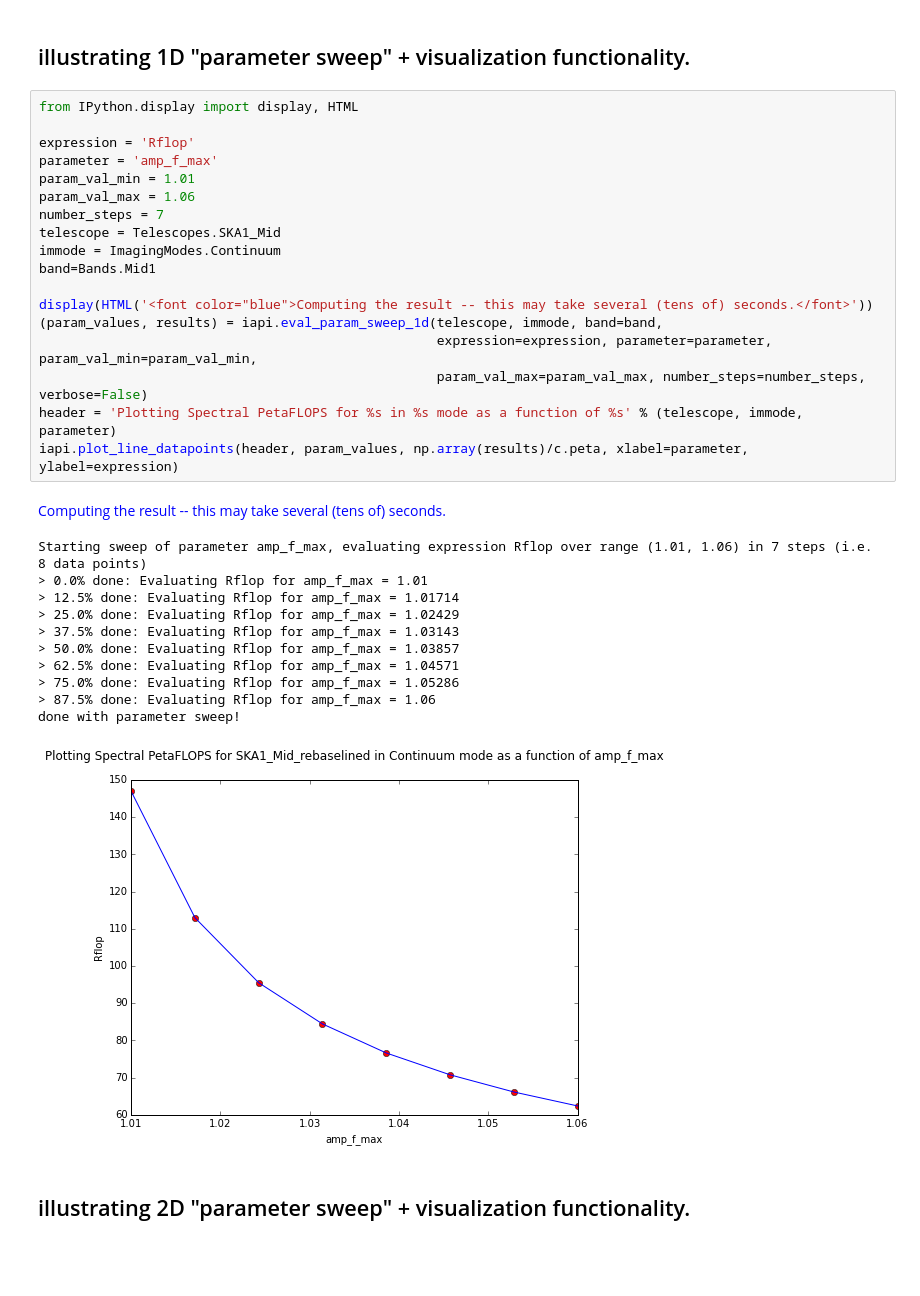
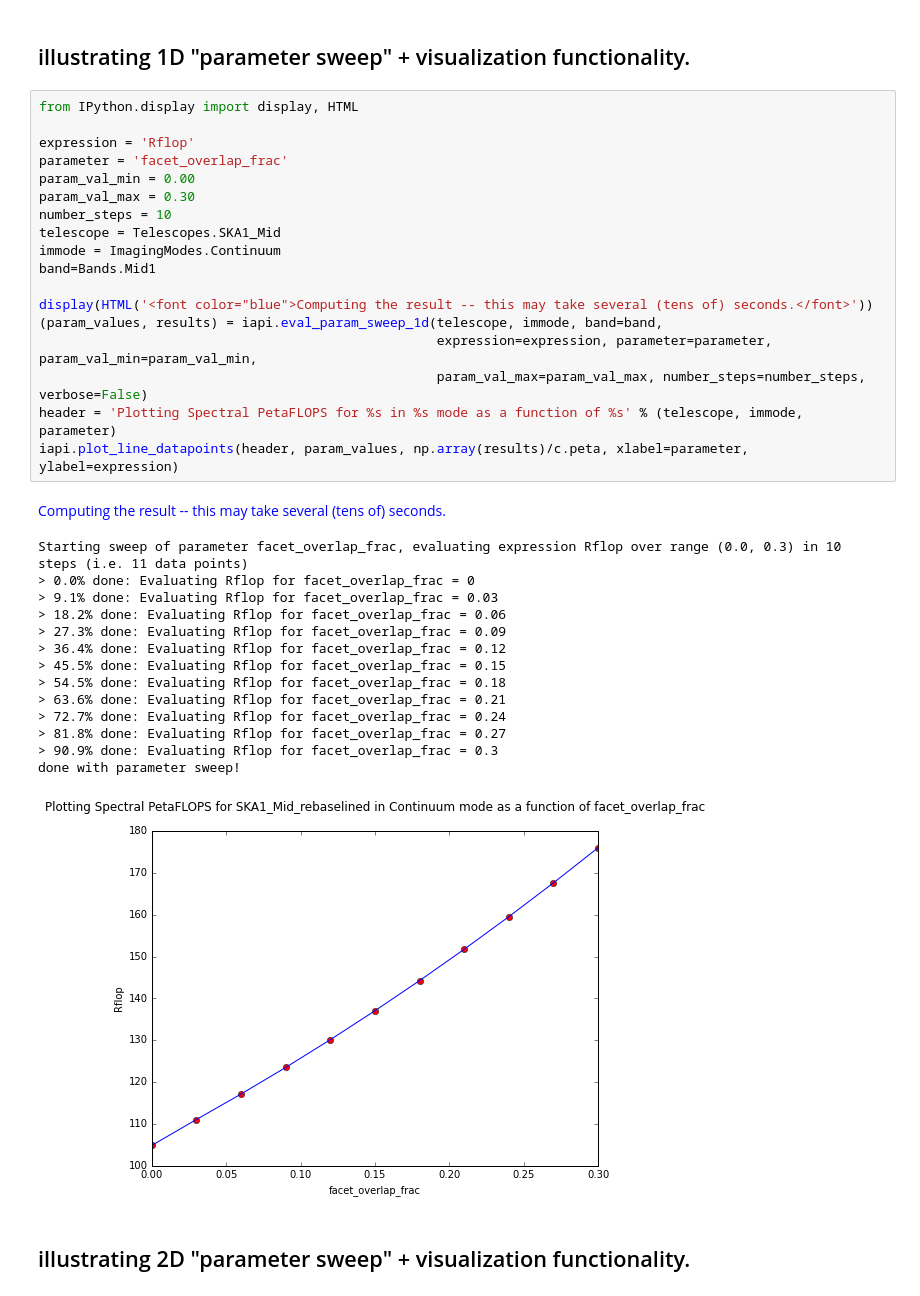
Before and after one commit to top-sim/sdp-par-model, a Jupyter notebook: iPython/SKA1_Imaging_Performance_Model.ipynb, the cells around one changed output. Drawn from its saved outputs; the diff is of its cells as text; blank space fills up the shorter version.

Commit message:
fix overlap fraction use

```diff
--- a/iPython/SKA1_Imaging_Performance_Model.ipynb
+++ b/iPython/SKA1_Imaging_Performance_Model.ipynb
@@ -118,34 +118,37 @@ Computed Values:
 # %%
 from IPython.display import display, HTML
 
 expression = 'Rflop'
-parameter = 'amp_f_max'
-param_val_min = 1.01
-param_val_max = 1.06
-number_steps = 7
+parameter = 'facet_overlap_frac'
+param_val_min = 0.00
+param_val_max = 0.30
+number_steps = 10
 telescope = Telescopes.SKA1_Mid
 immode = ImagingModes.Continuum
 band=Bands.Mid1
 
 display(HTML('<font color="blue">Computing the result -- this may take several (tens of) seconds.</font>'))
 (param_values, results) = iapi.eval_param_sweep_1d(telescope, immode, band=band,
                                                    expression=expression, parameter=parameter, param_val_min=param_val_min,
                                                    param_val_max=param_val_max, number_steps=number_steps, verbose=False)
 header = 'Plotting Spectral PetaFLOPS for %s in %s mode as a function of %s' % (telescope, immode, parameter)
 iapi.plot_line_datapoints(header, param_values, np.array(results)/c.peta, xlabel=parameter, ylabel=expression)
 # %% [output]
 Computing the result -- this may take several (tens of) seconds.
-Starting sweep of parameter amp_f_max, evaluating expression Rflop over range (1.01, 1.06) in 7 steps (i.e. 8 data points)
-> 0.0% done: Evaluating Rflop for amp_f_max = 1.01
-> 12.5% done: Evaluating Rflop for amp_f_max = 1.01714
-> 25.0% done: Evaluating Rflop for amp_f_max = 1.02429
-> 37.5% done: Evaluating Rflop for amp_f_max = 1.03143
-> 50.0% done: Evaluating Rflop for amp_f_max = 1.03857
-> 62.5% done: Evaluating Rflop for amp_f_max = 1.04571
-> 75.0% done: Evaluating Rflop for amp_f_max = 1.05286
-> 87.5% done: Evaluating Rflop for amp_f_max = 1.06
+Starting sweep of parameter facet_overlap_frac, evaluating expression Rflop over range (0.0, 0.3) in 10 steps (i.e. 11 data points)
+> 0.0% done: Evaluating Rflop for facet_overlap_frac = 0
+> 9.1% done: Evaluating Rflop for facet_overlap_frac = 0.03
+> 18.2% done: Evaluating Rflop for facet_overlap_frac = 0.06
+> 27.3% done: Evaluating Rflop for facet_overlap_frac = 0.09
+> 36.4% done: Evaluating Rflop for facet_overlap_frac = 0.12
+> 45.5% done: Evaluating Rflop for facet_overlap_frac = 0.15
+> 54.5% done: Evaluating Rflop for facet_overlap_frac = 0.18
+> 63.6% done: Evaluating Rflop for facet_overlap_frac = 0.21
+> 72.7% done: Evaluating Rflop for facet_overlap_frac = 0.24
+> 81.8% done: Evaluating Rflop for facet_overlap_frac = 0.27
+> 90.9% done: Evaluating Rflop for facet_overlap_frac = 0.3
 done with parameter sweep!
-[figure, old version]
+[figure, new version]
 # %% [markdown]
 ## illustrating 2D "parameter sweep" + visualization functionality.
 # %%
```
Also changed, not shown: parts of 3 cells of this notebook, 1 other file.
